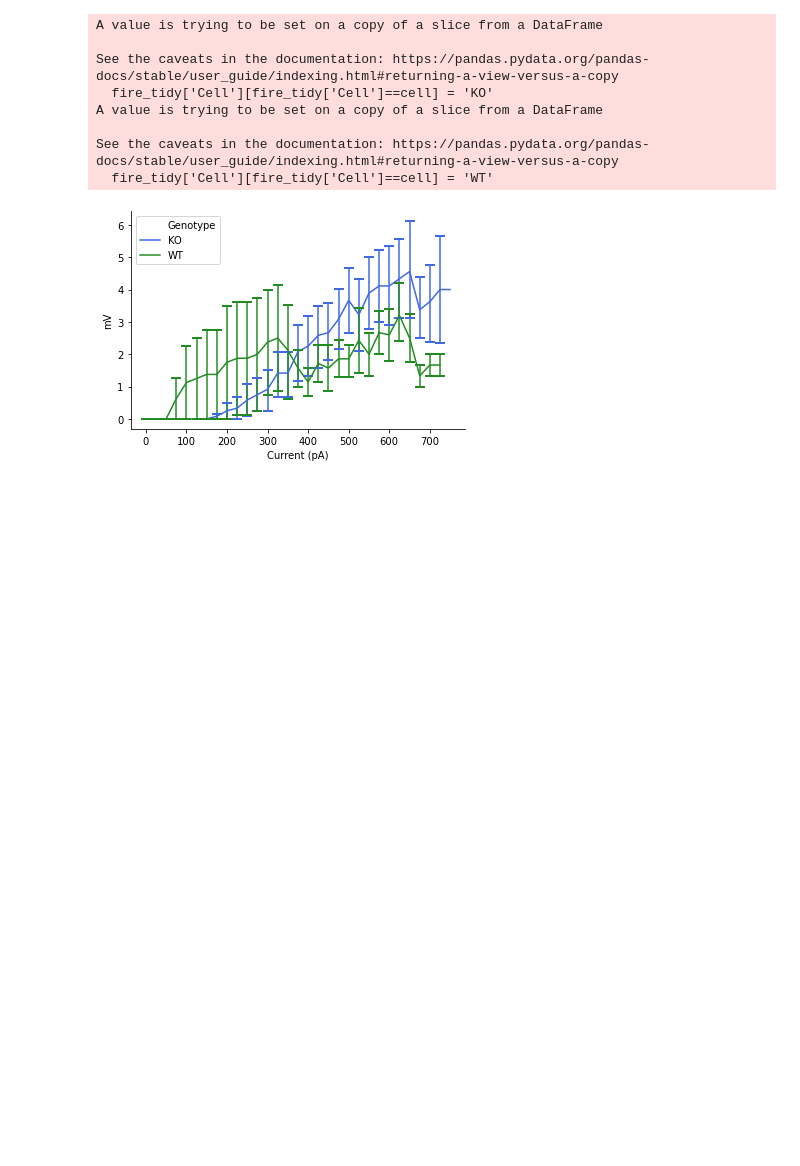
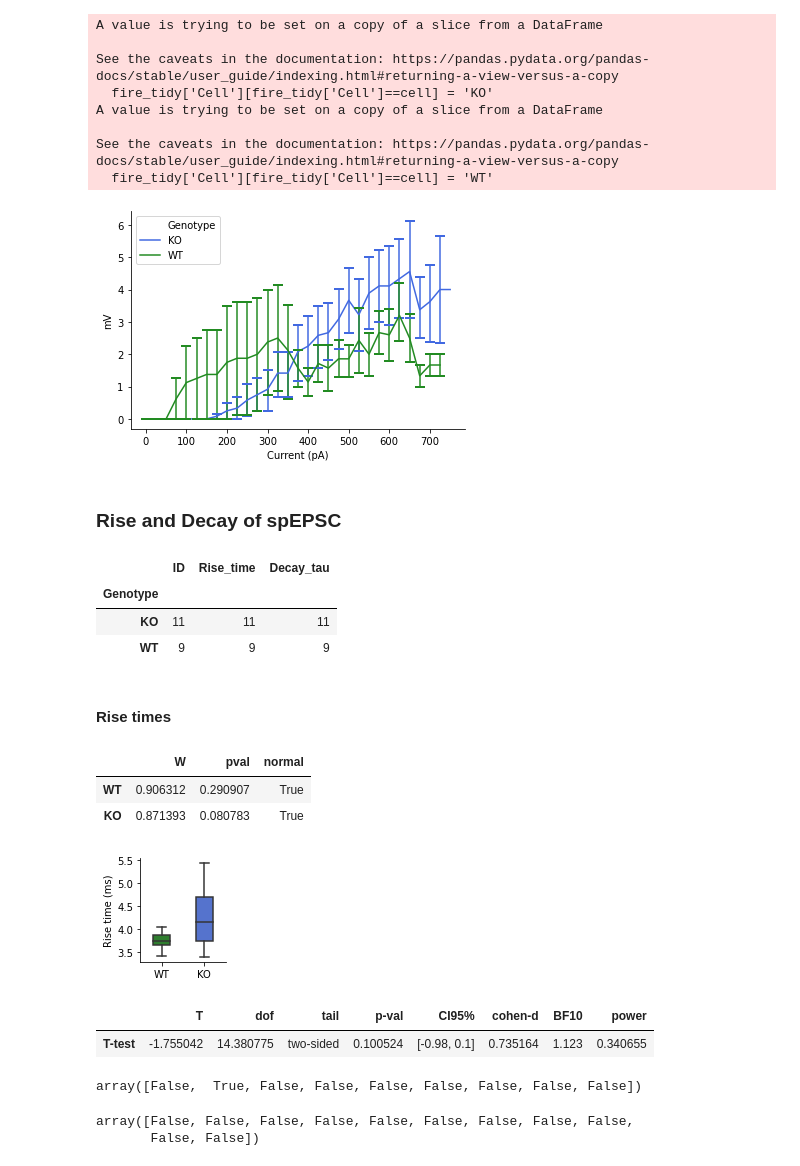
Before and after one commit to FMendezSlc/NeuroPy, a Jupyter notebook: Patch_analysis.ipynb, the cells around one changed output. Saved outputs shown, nothing was run; the diff lists cells and outputs as text; code cells hidden in the pictures; blank space fills up the shorter version.

Commit message:
rise and decay
Added rise time and decay constant for spEPSC

```diff
--- a/Patch_analysis.ipynb
+++ b/Patch_analysis.ipynb
@@ -409,3 +409,31 @@ ax.spines['top'].set_color('none')
 [figure]
 # %%
 fire_fig.savefig('/Users/labc02/Documents/PDCB_data/Behavior/Figures/Fire_CA3.svg')
+# %% [markdown]
+### Rise and Decay of spEPSC
+# %%
+rise_df = pd.read_csv('/Users/labc02/Documents/PDCB_data/Patch_Analysis_raw/Rise_decay.csv')
+# %%
+rise_df.groupby('Genotype').count()
+# %% [output]
+|  | ID | Rise_time | Decay_tau |
+| Genotype |  |  |  |
+| KO | 11 | 11 | 11 |
+| WT | 9 | 9 | 9 |
+# %% [markdown]
+#### Rise times
+# %%
+pg.normality(data = rise_df, dv = 'Rise_time', group = 'Genotype')
+# %% [output]
+|  | W | pval | normal |
+| WT | 0.906312 | 0.290907 | True |
+| KO | 0.871393 | 0.080783 | True |
+# %%
+rise_fig = plt.figure(figsize = (2, 2))
+sns.boxplot(data = rise_df, x = 'Genotype', y = 'Rise_time', palette=['forestgreen', 'royalblue'], width = .4, showmeans = False, showfliers = False, )
+sns.despine()
+plt.ylabel('Rise time (ms)')
+plt.xlabel('')
+plt.tight_layout()
+# %% [output]
+[figure, added]
@@ -411,0 +442,14 @@ fire_fig.savefig('/Users/labc02/Documents/PDCB_data/Behavior/Figures/Fire_CA3.sv
+# %%
+pg.ttest(rise_df['Rise_time'][rise_df['Genotype']== 'WT'], rise_df['Rise_time'][rise_df['Genotype']== 'KO'], tail = 'two-sided')
+# %% [output]
+|  | T | dof | tail | p-val | CI95% | cohen-d | BF10 | power |
+| T-test | -1.755042 | 14.380775 | two-sided | 0.100524 | [-0.98, 0.1] | 0.735164 | 1.123 | 0.340655 |
+# %%
+pg.madmedianrule(rise_df['Rise_time'][rise_df['Genotype']== 'WT'])
+# %% [output]
+array([False,  True, False, False, False, False, False, False, False])
+# %%
+pg.madmedianrule(rise_df['Rise_time'][rise_df['Genotype']== 'KO'])
+# %% [output]
+array([False, False, False, False, False, False, False, False, False,
+       False, False])
```
Also changed, not shown: parts of 10 cells of this notebook, 1 other file.
